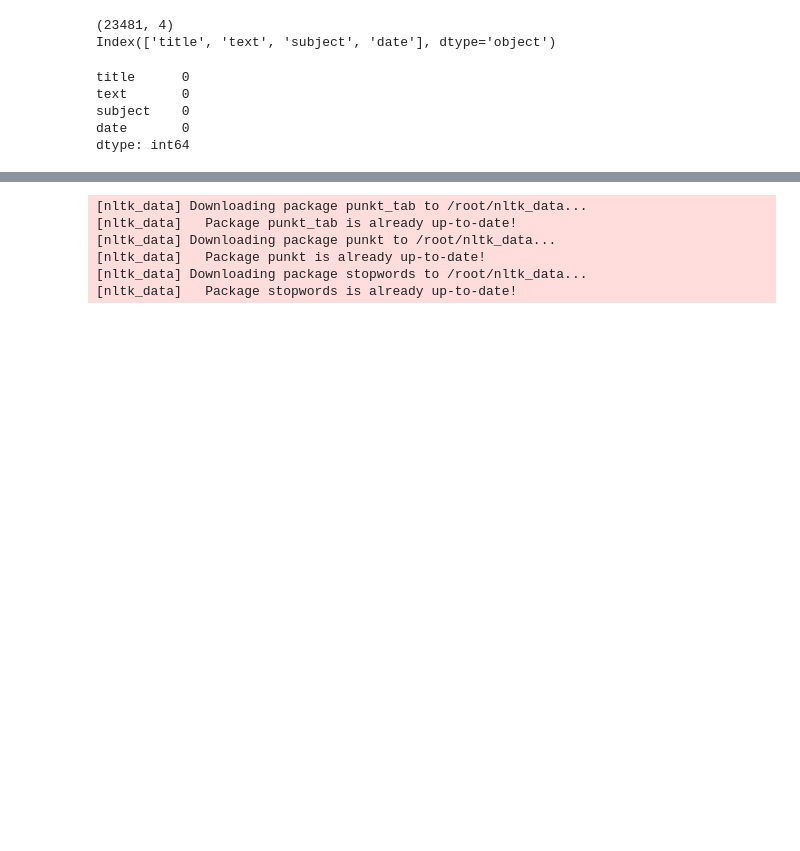
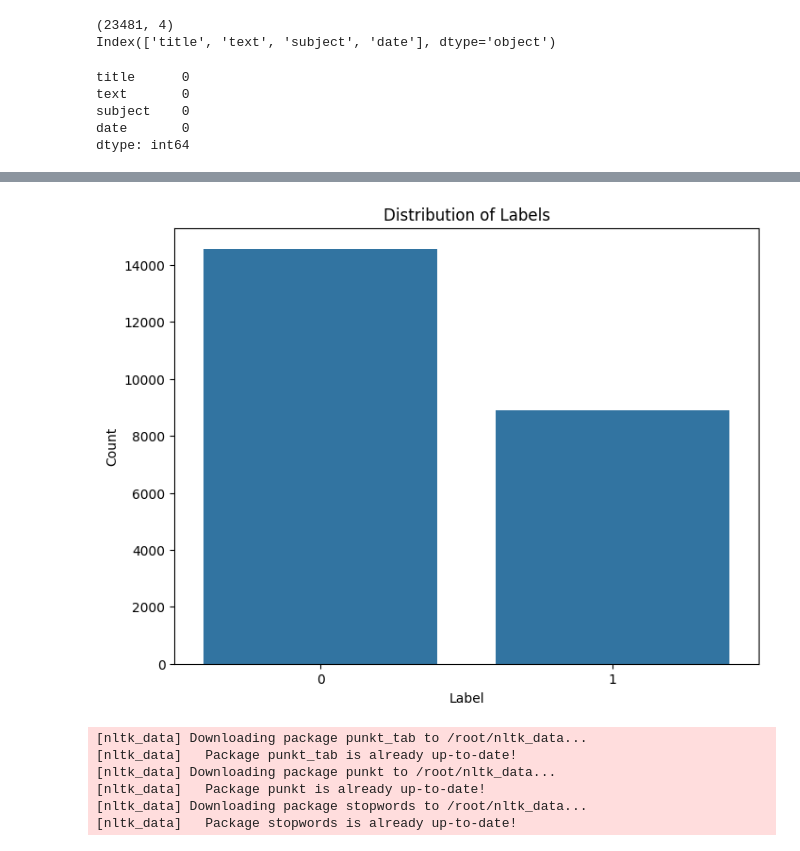
Before and after one commit to adams-gc/AI_SOLUTION_, a Jupyter notebook: fackeMain.ipynb, the cells around one changed output, grey strips where cells are left out. Drawn from its saved outputs; the diff is of its cells as text; code cells hidden in the pictures; blank space fills up the shorter version.

```diff
--- a/fackeMain.ipynb
+++ b/fackeMain.ipynb
@@ -98,3 +123,18 @@ df.dropna(inplace=True)
+# %%
+# prompt: bar garph
+
+import matplotlib.pyplot as plt
+import seaborn as sns
+
+# Assuming 'df' is your DataFrame and you want to plot the distribution of 'label'
+plt.figure(figsize=(8, 6))
+sns.countplot(x='label', data=df)
+plt.title('Distribution of Labels')
+plt.xlabel('Label')
+plt.ylabel('Count')
+plt.show()
+# %% [output]
+[figure, added]
 # %%
 # Function to clean text
 def clean_text(text):
```
Also changed, not shown: parts of 1 cell of this notebook.
